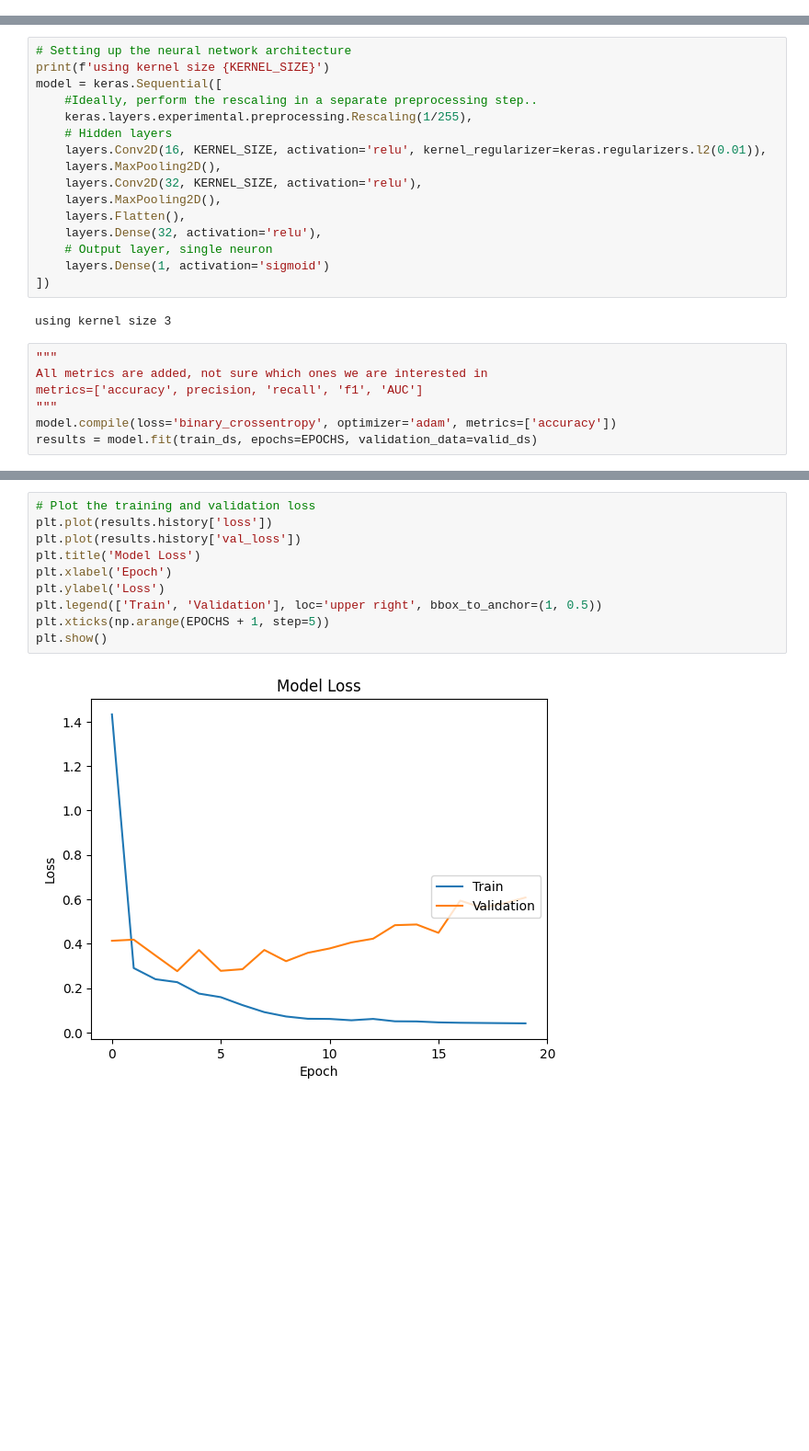
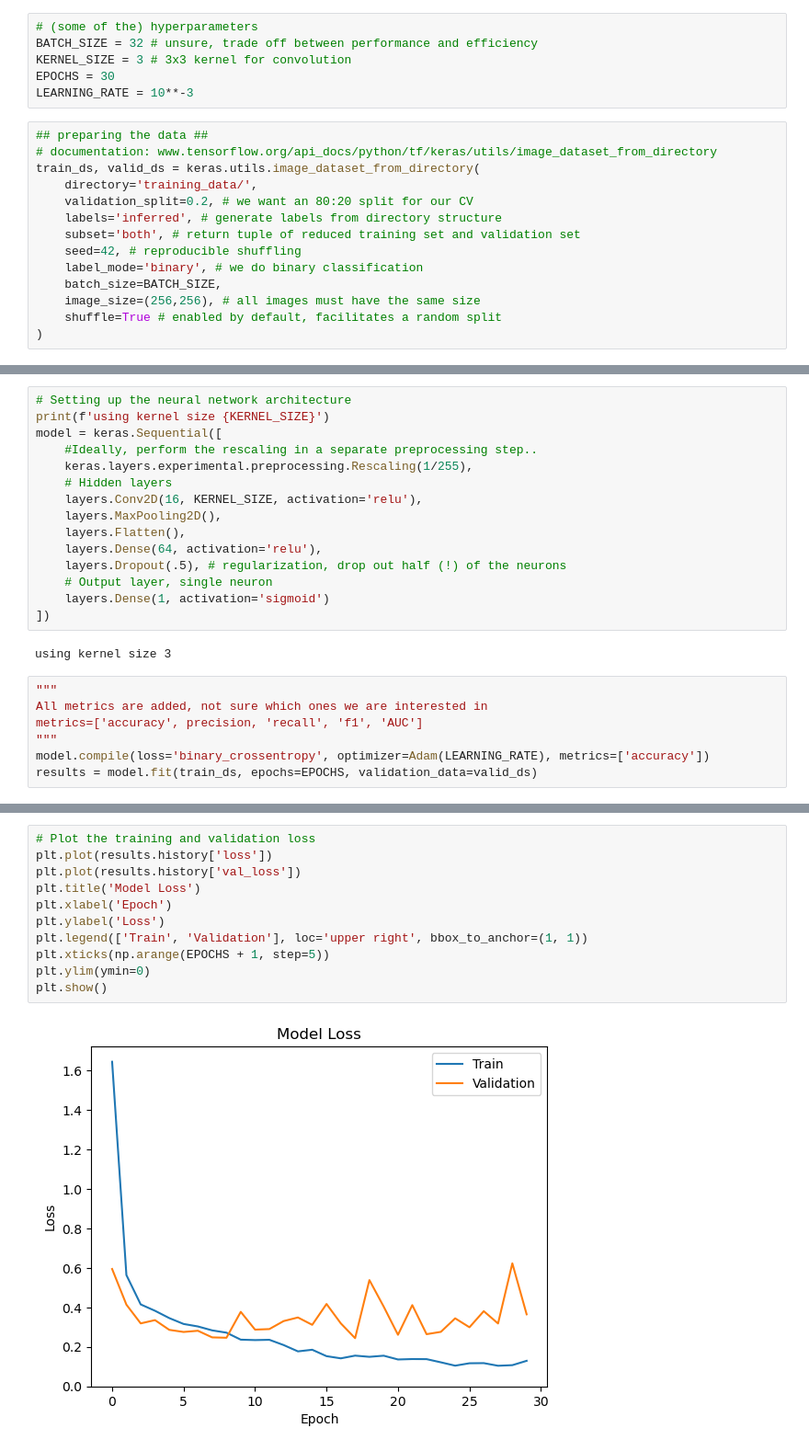
Before and after one commit to blancasanmi/NN_project2023, a Jupyter notebook: semester_project.ipynb, the cells around one changed output, grey strips where cells are left out. Shown: that part at 92% size. Saved outputs shown, nothing was run; the diff lists cells and outputs as text; blank space fills up the shorter version.

```diff
--- a/semester_project.ipynb
+++ b/semester_project.ipynb
@@ -57,0 +7,20 @@ Using 402 files for validation.
+# %%
+# (some of the) hyperparameters
+BATCH_SIZE = 32 # unsure, trade off between performance and efficiency
+KERNEL_SIZE = 3 # 3x3 kernel for convolution
+EPOCHS = 30
+LEARNING_RATE = 10**-3
+# %%
+## preparing the data ##
+# documentation: www.tensorflow.org/api_docs/python/tf/keras/utils/image_dataset_from_directory
+train_ds, valid_ds = keras.utils.image_dataset_from_directory(
+    directory='training_data/',
+    validation_split=0.2, # we want an 80:20 split for our CV
+    labels='inferred', # generate labels from directory structure
+    subset='both', # return tuple of reduced training set and validation set
+    seed=42, # reproducible shuffling
+    label_mode='binary', # we do binary classification
+    batch_size=BATCH_SIZE,
+    image_size=(256,256), # all images must have the same size
+    shuffle=True # enabled by default, facilitates a random split
+)
@@ -62,12 +35,11 @@ model = keras.Sequential([
     #Ideally, perform the rescaling in a separate preprocessing step..
     keras.layers.experimental.preprocessing.Rescaling(1/255),
     # Hidden layers
-    layers.Conv2D(16, KERNEL_SIZE, activation='relu', kernel_regularizer=keras.regularizers.l2(0.01)),
-    layers.MaxPooling2D(),
-    layers.Conv2D(32, KERNEL_SIZE, activation='relu'),
+    layers.Conv2D(16, KERNEL_SIZE, activation='relu'),
     layers.MaxPooling2D(),
     layers.Flatten(),
-    layers.Dense(32, activation='relu'),
+    layers.Dense(64, activation='relu'),
+    layers.Dropout(.5), # regularization, drop out half (!) of the neurons
     # Output layer, single neuron
     layers.Dense(1, activation='sigmoid')
 ])
@@ -78,6 +50,6 @@ using kernel size 3
 All metrics are added, not sure which ones we are interested in
 metrics=['accuracy', precision, 'recall', 'f1', 'AUC']
 """
-model.compile(loss='binary_crossentropy', optimizer='adam', metrics=['accuracy'])
+model.compile(loss='binary_crossentropy', optimizer=Adam(LEARNING_RATE), metrics=['accuracy'])
 results = model.fit(train_ds, epochs=EPOCHS, validation_data=valid_ds)
 # %% [output]
@@ -101,12 +73,13 @@ Epoch 20/20
 # %%
 # Plot the training and validation loss
 plt.plot(results.history['loss'])
 plt.plot(results.history['val_loss'])
 plt.title('Model Loss')
 plt.xlabel('Epoch')
 plt.ylabel('Loss')
-plt.legend(['Train', 'Validation'], loc='upper right', bbox_to_anchor=(1, 0.5))
+plt.legend(['Train', 'Validation'], loc='upper right', bbox_to_anchor=(1, 1))
 plt.xticks(np.arange(EPOCHS + 1, step=5))
+plt.ylim(ymin=0)
 plt.show()
 # %% [output]
-[figure, old version]
+[figure, new version]
```
Also changed, not shown: parts of 5 cells of this notebook.
